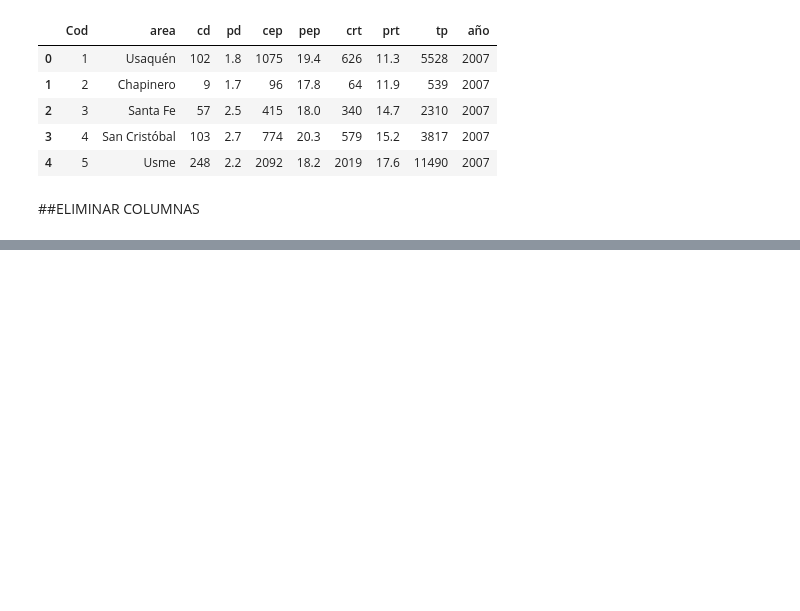
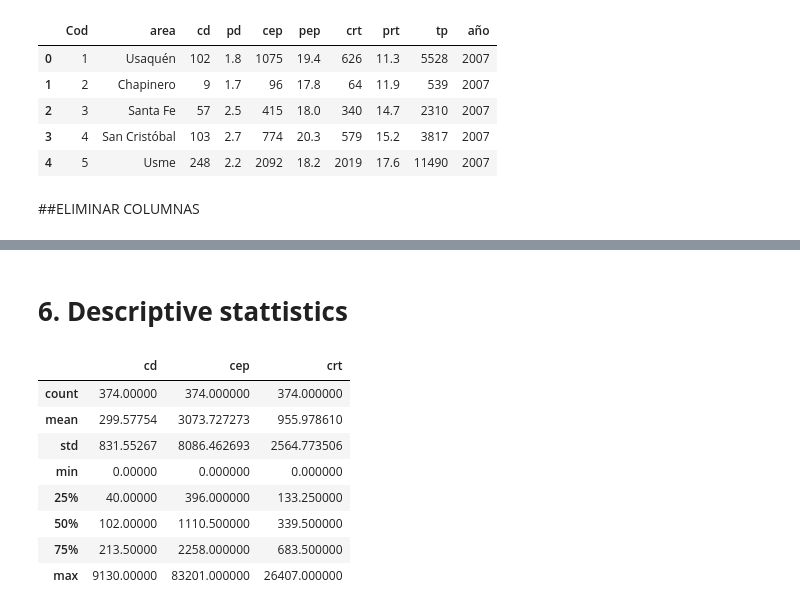
Before and after one commit to Duban1922/Dub_1922, a Jupyter notebook: pandas.ipynb, the cells around one changed output, grey strips where cells are left out. Cells and saved outputs as stored; diff of their text form; code cells hidden in the pictures; blank space fills up the shorter version.

```diff
--- a/pandas.ipynb
+++ b/pandas.ipynb
@@ -86,0 +101,15 @@ n2.head()
+# %% [markdown]
+# **6. Descriptive stattistics**
+# %%
+# Basic
+n2[["cd", "cep", "crt"]].describe()
+# %% [output]
+|  | cd | cep | crt |
+| count | 374.00000 | 374.000000 | 374.000000 |
+| mean | 299.57754 | 3073.727273 | 955.978610 |
+| std | 831.55267 | 8086.462693 | 2564.773506 |
+| min | 0.00000 | 0.000000 | 0.000000 |
+| 25% | 40.00000 | 396.000000 | 133.250000 |
+| 50% | 102.00000 | 1110.500000 | 339.500000 |
+| 75% | 213.50000 | 2258.000000 | 683.500000 |
+| max | 9130.00000 | 83201.000000 | 26407.000000 |
```
Also changed, not shown: parts of 7 cells of this notebook.
